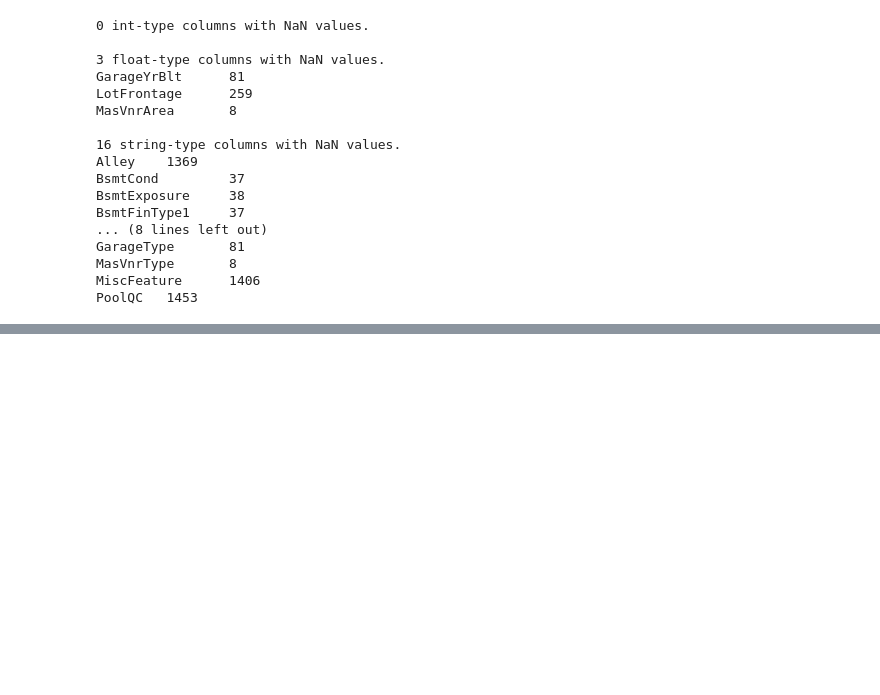
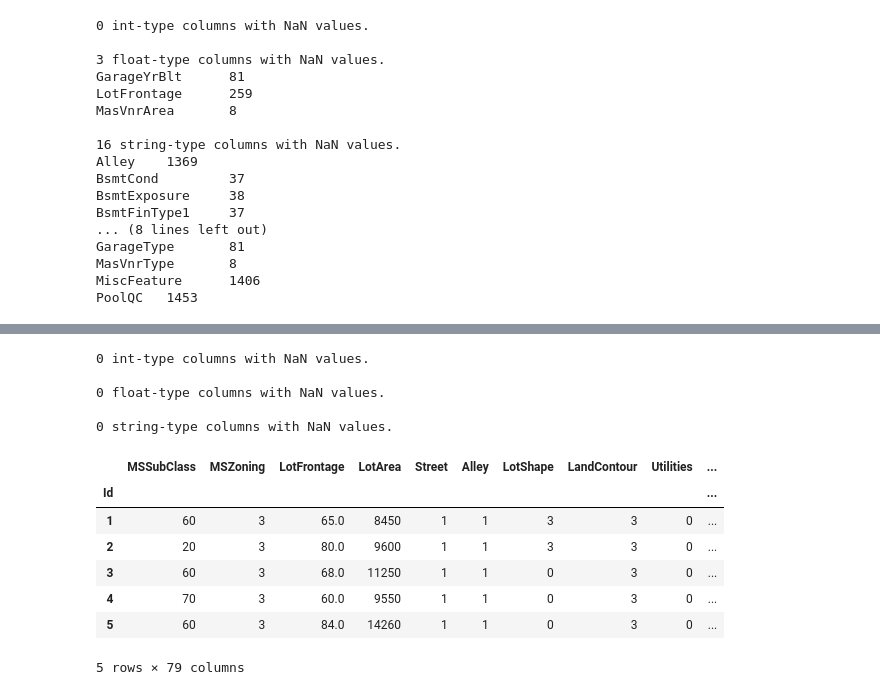
Before and after one commit to darrylgleason/Kaggle_House-Prices, a Jupyter notebook: House-Prices.ipynb, the cells around one changed output, grey strips where cells are left out. Cells and saved outputs as stored; diff of their text form; code cells hidden in the pictures; blank space fills up the shorter version.

```diff
--- a/House-Prices.ipynb
+++ b/House-Prices.ipynb
@@ -101,0 +189,28 @@ PoolQC   1453
+# %%
+# There are very few 'MasVnrArea' with NaN values,
+# but since the mean and median are very different,
+# a normal distribution doesn't describe this data
+# set very well. In this case, just replace NaNs
+# with the median.
+x_train.loc[:,'MasVnrArea'] = preprocessing.Imputer(strategy='mean').fit_transform(df['MasVnrArea'].values.reshape(-1,1))
+# %%
+# At this point, the DataFrame should be free of
+# missing values.
+print_if_nan(x_train, "int")
+print_if_nan(x_train, "float")
+print_if_nan(x_train, "string")
+x_train.head()
+# %% [output]
+0 int-type columns with NaN values.
+
+0 float-type columns with NaN values.
+
+0 string-type columns with NaN values.
+|  | MSSubClass | MSZoning | LotFrontage | LotArea | Street | Alley | LotShape | LandContour | Utilities | ... |
+| Id |  |  |  |  |  |  |  |  |  | ... |
+| 1 | 60 | 3 | 65.0 | 8450 | 1 | 1 | 3 | 3 | 0 | ... |
+| 2 | 20 | 3 | 80.0 | 9600 | 1 | 1 | 3 | 3 | 0 | ... |
+| 3 | 60 | 3 | 68.0 | 11250 | 1 | 1 | 0 | 3 | 0 | ... |
+| 4 | 70 | 3 | 60.0 | 9550 | 1 | 1 | 0 | 3 | 0 | ... |
+| 5 | 60 | 3 | 84.0 | 14260 | 1 | 1 | 0 | 3 | 0 | ... |
+5 rows × 79 columns
```
Also changed, not shown: parts of 15 cells of this notebook.
